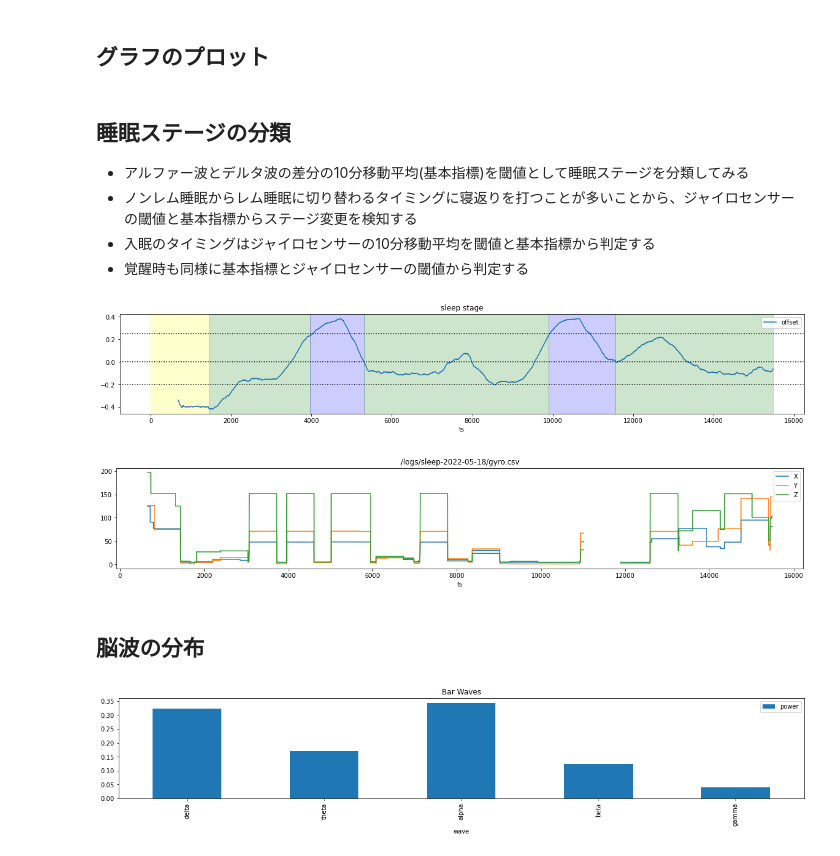
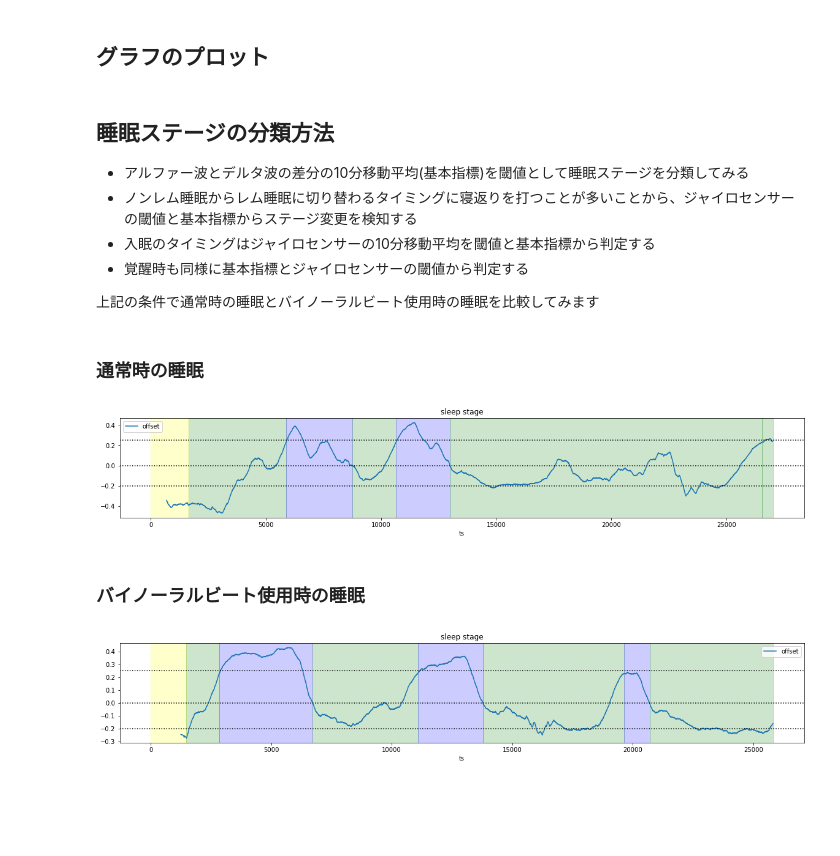
Before and after one commit to tatsu-i/MetaMind, a Jupyter notebook: notebook/sleep_stage.ipynb, the cells around one changed output. Drawn from its saved outputs; the diff is of its cells as text; code cells hidden in the pictures; blank space fills up the shorter version.

```diff
--- a/notebook/sleep_stage.ipynb
+++ b/notebook/sleep_stage.ipynb
@@ -9,0 +18,7 @@ from matplotlib.animation import FuncAnimation
+# %%
+header = ["ts", "abs_delta", "abs_theta", "abs_alpha", "abs_beta", "abs_gamma", "rel_delta", "rel_theta", "rel_alpha", "rel_beta", "rel_gamma", "hsi"]
+df = pd.read_csv("/logs/sample/waves.csv", names=header)
+df["ts"] = df["ts"] - df.iloc[0]["ts"]
+df = df.set_index("ts")
+df = df.loc[:,["rel_delta", "rel_theta", "rel_alpha", "rel_beta", "rel_gamma"]]
+print(df)
@@ -136,31 +117,22 @@ csvdir = "/logs/sleep-2022-05-18"
 # %% [markdown]
-## 睡眠ステージの分類
+## 睡眠ステージの分類方法
 * アルファー波とデルタ波の差分の10分移動平均(基本指標)を閾値として睡眠ステージを分類してみる
 * ノンレム睡眠からレム睡眠に切り替わるタイミングに寝返りを打つことが多いことから、ジャイロセンサーの閾値と基本指標からステージ変更を検知する
 * 入眠のタイミングはジャイロセンサーの10分移動平均を閾値と基本指標から判定する
 * 覚醒時も同様に基本指標とジャイロセンサーの閾値から判定する
+
+上記の条件で通常時の睡眠とバイノーラルビート使用時の睡眠を比較してみます
+# %% [markdown]
+### 通常時の睡眠
+# %%
+csvdir = "/logs/sleep-2022-05-19"
+plot_sleep_stage(f"{csvdir}/waves.csv", f"{csvdir}/gyro.csv")
+# %% [output]
+[figure, added]
+# %% [markdown]
+### バイノーラルビート使用時の睡眠
 # %%
+csvdir = "/logs/sleep-2022-05-16"
 plot_sleep_stage(f"{csvdir}/waves.csv", f"{csvdir}/gyro.csv")
-plot_spec_xyz(f"{csvdir}/gyro.csv")
 # %% [output]
-[figure, old version]
+[figure, new version]
-[figure, removed]
-# %% [markdown]
-## 脳波の分布
-# %%
-csvfile=f"{csvdir}/waves.csv"
-header = ["ts", "abs_delta", "abs_theta", "abs_alpha", "abs_beta", "abs_gamma", "rel_delta", "rel_theta", "rel_alpha", "rel_beta", "rel_gamma", "hsi"]
-df = pd.read_csv(csvfile, names=header)
-df = df.set_index("ts")
-# 非正規化データ
-#df = df.loc[:,["abs_delta", "abs_theta", "abs_alpha", "abs_beta", "abs_gamma"]]
-# 正規化データ
-df = df.loc[:,["rel_delta", "rel_theta", "rel_alpha", "rel_beta", "rel_gamma"]]
-# 棒グラフを表示
-df.columns = ["delta", "theta", "alpha", "beta", "gamma"]
-df_stack = df.mean()
-df_stack = df_stack.reset_index()
-df_stack.columns = ["wave", "power"]
-fig = df_stack.plot.bar(x="wave", y="power", title='Bar Waves', figsize=(20, 3))
-# %% [output]
-[figure, removed]
```
Also changed, not shown: parts of 8 cells of this notebook, 1 other file.
